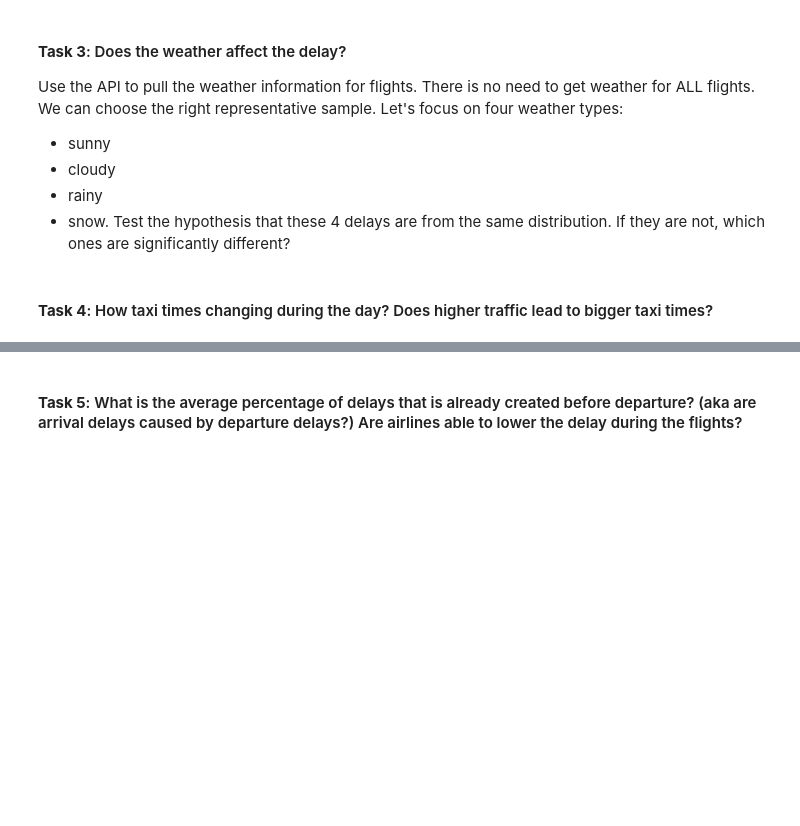
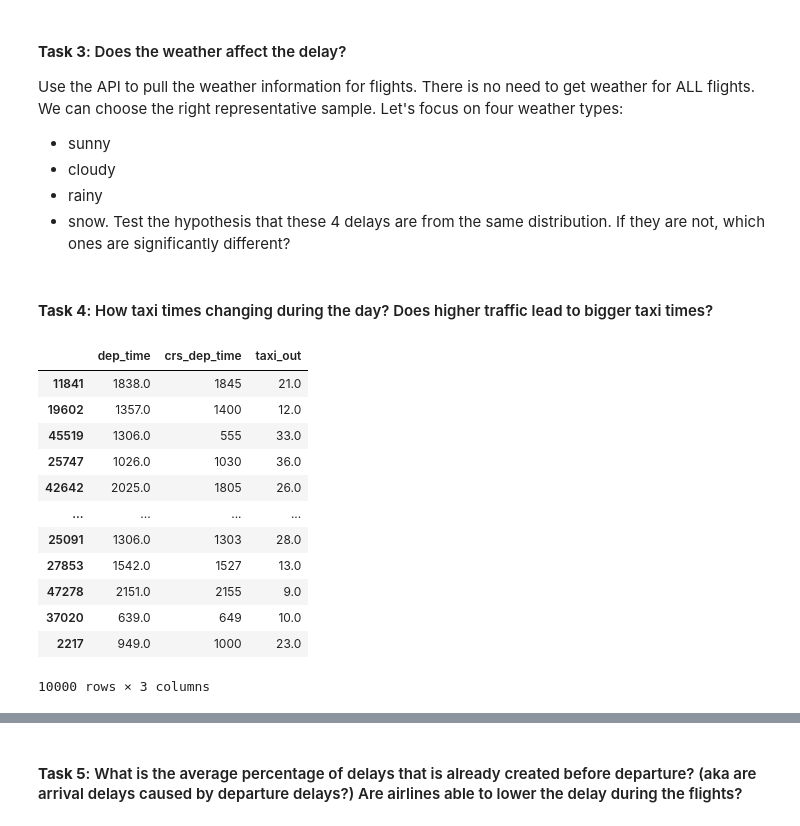
Before and after one commit to WongMatthew/LHL-Predicting-Flight-Patterns, a Jupyter notebook: Flight Prediction - master/exploratory_analysis.ipynb, the cells around one changed output, grey strips where cells are left out. Drawn from its saved outputs; the diff is of its cells as text; code cells hidden in the pictures; blank space fills up the shorter version.

```diff
--- a/Flight Prediction - master/exploratory_analysis.ipynb
+++ b/Flight Prediction - master/exploratory_analysis.ipynb
@@ -154,2 +197,18 @@ test
 # %% [markdown]
 #### **Task 4**: How taxi times changing during the day? Does higher traffic lead to bigger taxi times?
+# %%
+sample1[['dep_time','crs_dep_time','taxi_out']]
+# %% [output]
+|  | dep_time | crs_dep_time | taxi_out |
+| 11841 | 1838.0 | 1845 | 21.0 |
+| 19602 | 1357.0 | 1400 | 12.0 |
+| 45519 | 1306.0 | 555 | 33.0 |
+| 25747 | 1026.0 | 1030 | 36.0 |
+| 42642 | 2025.0 | 1805 | 26.0 |
+| ... | ... | ... | ... |
+| 25091 | 1306.0 | 1303 | 28.0 |
+| 27853 | 1542.0 | 1527 | 13.0 |
+| 47278 | 2151.0 | 2155 | 9.0 |
+| 37020 | 639.0 | 649 | 10.0 |
+| 2217 | 949.0 | 1000 | 23.0 |
+10000 rows × 3 columns
```
Also changed, not shown: parts of 4 cells of this notebook.
